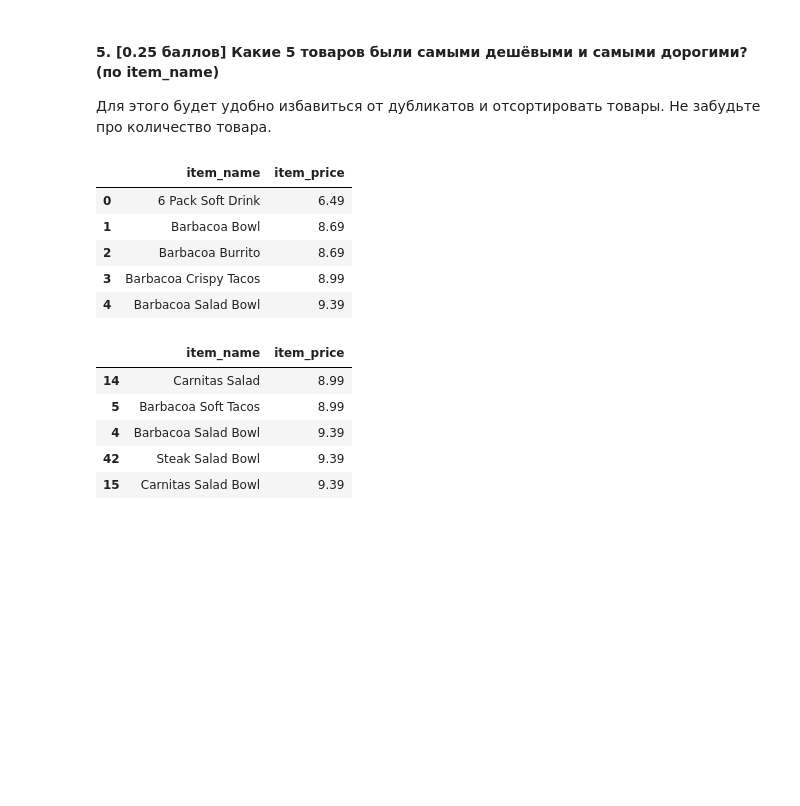
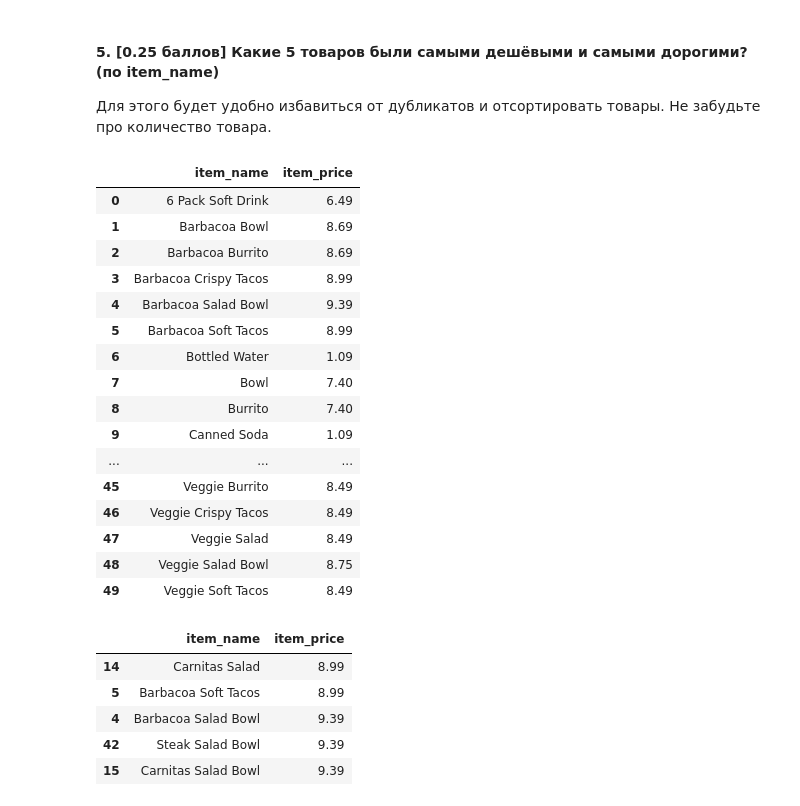
Before and after one commit to hse-mlearn/ha-01-Anasteisha24, a Jupyter notebook: homework-practice-01.ipynb, the cells around one changed output. Drawn from its saved outputs; the diff is of its cells as text; code cells hidden in the pictures; blank space fills up the shorter version.

```diff
--- a/homework-practice-01.ipynb
+++ b/homework-practice-01.ipynb
@@ -209,19 +222,25 @@ data.head()
 #### 5. [0.25 баллов] Какие 5 товаров были самыми дешёвыми и самыми дорогими? (по item_name)
 
 Для этого будет удобно избавиться от дубликатов и отсортировать товары. Не забудьте про количество товара.
-# %%
-import pandas as pd
-data = pd.read_csv('data.csv')
-data['item_price'] = data['item_price'].map(lambda x: x.lstrip('$'))  # код продублирован на всякий случай,
-data['item_price'] = data.item_price.astype(float)                   # чтобы задание выполнялось и без
-data.drop(['order_id', 'choice_description'], axis=1, inplace=True) # выполнения предыдущих пунктов
-df = data.groupby('item_name', as_index=False)['item_price'].min()
-df.head()
-# %% [output]
-|  | item_name | item_price |
-| 0 | 6 Pack Soft Drink | 6.49 |
-| 1 | Barbacoa Bowl | 8.69 |
-| 2 | Barbacoa Burrito | 8.69 |
-| 3 | Barbacoa Crispy Tacos | 8.99 |
-| 4 | Barbacoa Salad Bowl | 9.39 |
+# %%
+dr = df.groupby('item_name', as_index=False)['item_price'].min()
+dr
+# %% [output]
+|  | item_name | item_price |
+| 0 | 6 Pack Soft Drink | 6.49 |
+| 1 | Barbacoa Bowl | 8.69 |
+| 2 | Barbacoa Burrito | 8.69 |
+| 3 | Barbacoa Crispy Tacos | 8.99 |
+| 4 | Barbacoa Salad Bowl | 9.39 |
+| 5 | Barbacoa Soft Tacos | 8.99 |
+| 6 | Bottled Water | 1.09 |
+| 7 | Bowl | 7.40 |
+| 8 | Burrito | 7.40 |
+| 9 | Canned Soda | 1.09 |
+| ... | ... | ... |
+| 45 | Veggie Burrito | 8.49 |
+| 46 | Veggie Crispy Tacos | 8.49 |
+| 47 | Veggie Salad | 8.49 |
+| 48 | Veggie Salad Bowl | 8.75 |
+| 49 | Veggie Soft Tacos | 8.49 |
 # %%
```
Also changed, not shown: parts of 17 cells of this notebook.
